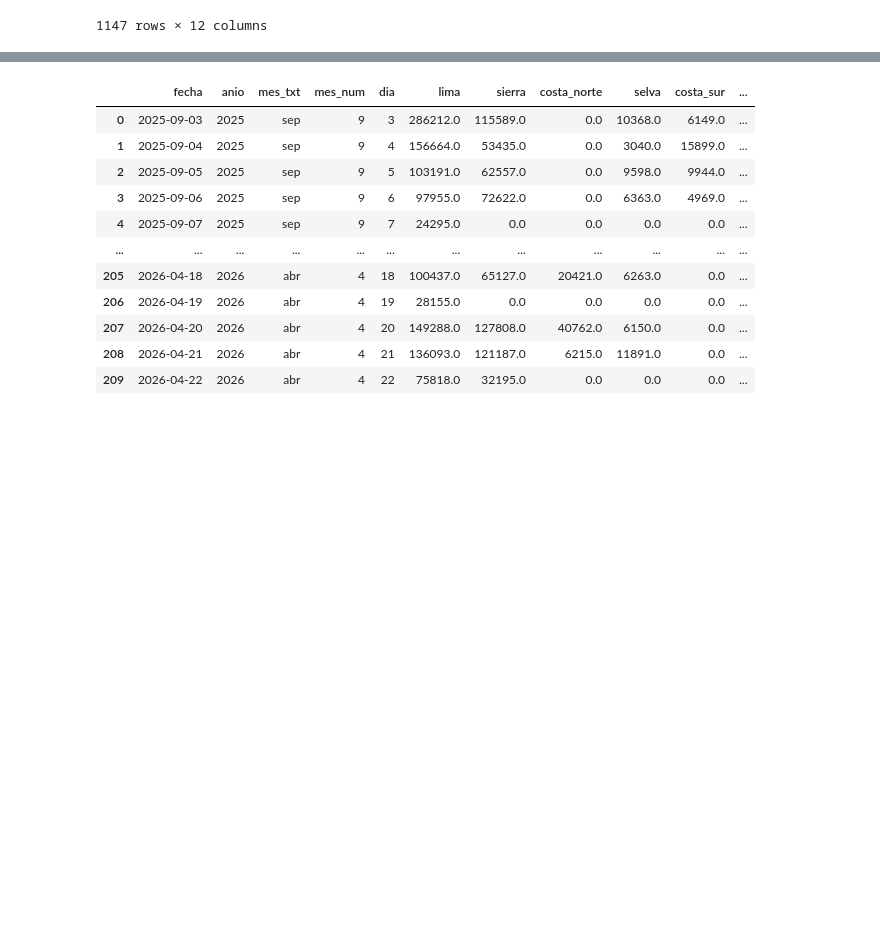
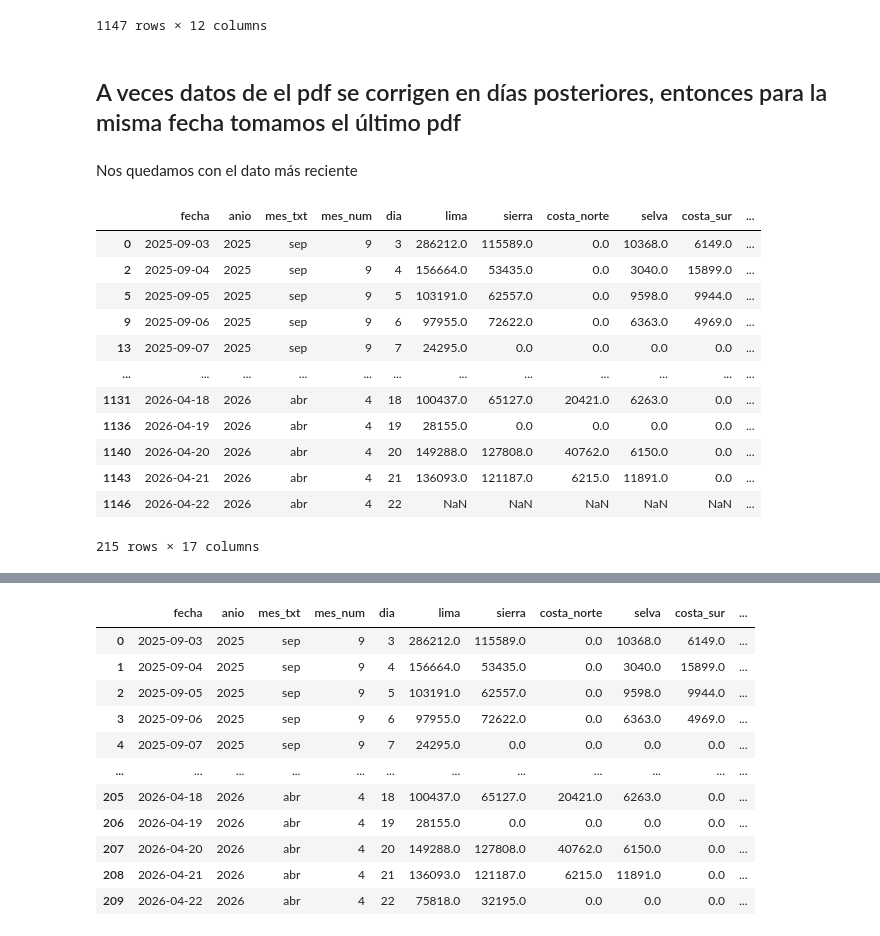
Before and after one commit to isdextre/Data-science-applied-projects, a Jupyter notebook: full-time-series-analysis-egg-prices-peru/notebooks/02_extraer_informacion_tabla2.ipynb, the cells around one changed output, grey strips where cells are left out. Saved outputs shown, nothing was run; the diff lists cells and outputs as text; code cells hidden in the pictures; blank space fills up the shorter version.

```diff
--- a/full-time-series-analysis-egg-prices-peru/notebooks/01_extraer_informacion_tabla2.ipynb
+++ b/full-time-series-analysis-egg-prices-peru/notebooks/02_extraer_informacion_tabla2.ipynb
@@ -349,4 +339,57 @@ df_total_tabla2
 | 1145 | 2026-04-22 | 2026 | abr | 4 | 22 | 75818.0 | 32195.0 | 0.0 | 0.0 | 0.0 | ... |
 | 1146 | 2026-04-22 | 2026 | abr | 4 | 22 | NaN | NaN | NaN | NaN | NaN | ... |
 1147 rows × 12 columns
+# %%
+df_total = df_total_tabla2.copy()
+# %% [markdown]
+## A veces datos de el pdf se corrigen en días posteriores, entonces para la misma fecha tomamos el último pdf
+# %%
+# CREAMOS FECHA pdf
+import pandas as pd
+
+# Diccionario de meses
+meses_map = {
+    'enero':1, 'febrero':2, 'marzo':3, 'abril':4,
+    'mayo':5, 'junio':6, 'julio':7, 'agosto':8,
+    'setiembre':9, 'septiembre':9, 'octubre':10,
+    'noviembre':11, 'diciembre':12
+}
+
+# Extraer partes del nombre del PDF
+df_total[['dia_pdf', 'mes_pdf_txt', 'anio_pdf']] = df_total['pdf_file'] \
+    .str.replace('.pdf', '', regex=False) \
+    .str.split('_', expand=True)
+
+# Convertir mes a número
+df_total['mes_pdf'] = df_total['mes_pdf_txt'].map(meses_map)
+
+# Crear fecha_pdf
+df_total['fecha_pdf'] = pd.to_datetime(
+    dict(year=df_total['anio_pdf'].astype(int),
+         month=df_total['mes_pdf'],
+         day=df_total['dia_pdf'].astype(int))
+)
+# %% [markdown]
+Nos quedamos con el dato más reciente
+# %%
+# p sea la fecha las ponemos en orden,  y leugo ordenamos por fecha pdf, la más reciente (primera o última ) es la que queda
+df_total= df_total.sort_values(['fecha', 'fecha_pdf']) # ordena en ascendente por defecto (la íultima es la mas reciente)
+
+df_final = df_total.drop_duplicates(subset=['fecha'], keep='last')
+# %%
+df_final
+# %% [output]
+|  | fecha | anio | mes_txt | mes_num | dia | lima | sierra | costa_norte | selva | costa_sur | ... |
+| 0 | 2025-09-03 | 2025 | sep | 9 | 3 | 286212.0 | 115589.0 | 0.0 | 10368.0 | 6149.0 | ... |
+| 2 | 2025-09-04 | 2025 | sep | 9 | 4 | 156664.0 | 53435.0 | 0.0 | 3040.0 | 15899.0 | ... |
+| 5 | 2025-09-05 | 2025 | sep | 9 | 5 | 103191.0 | 62557.0 | 0.0 | 9598.0 | 9944.0 | ... |
+| 9 | 2025-09-06 | 2025 | sep | 9 | 6 | 97955.0 | 72622.0 | 0.0 | 6363.0 | 4969.0 | ... |
+| 13 | 2025-09-07 | 2025 | sep | 9 | 7 | 24295.0 | 0.0 | 0.0 | 0.0 | 0.0 | ... |
+| ... | ... | ... | ... | ... | ... | ... | ... | ... | ... | ... | ... |
+| 1131 | 2026-04-18 | 2026 | abr | 4 | 18 | 100437.0 | 65127.0 | 20421.0 | 6263.0 | 0.0 | ... |
+| 1136 | 2026-04-19 | 2026 | abr | 4 | 19 | 28155.0 | 0.0 | 0.0 | 0.0 | 0.0 | ... |
+| 1140 | 2026-04-20 | 2026 | abr | 4 | 20 | 149288.0 | 127808.0 | 40762.0 | 6150.0 | 0.0 | ... |
+| 1143 | 2026-04-21 | 2026 | abr | 4 | 21 | 136093.0 | 121187.0 | 6215.0 | 11891.0 | 0.0 | ... |
+| 1146 | 2026-04-22 | 2026 | abr | 4 | 22 | NaN | NaN | NaN | NaN | NaN | ... |
+215 rows × 17 columns
 # %%
```
Also changed, not shown: parts of 8 cells of this notebook, 14 other files.
